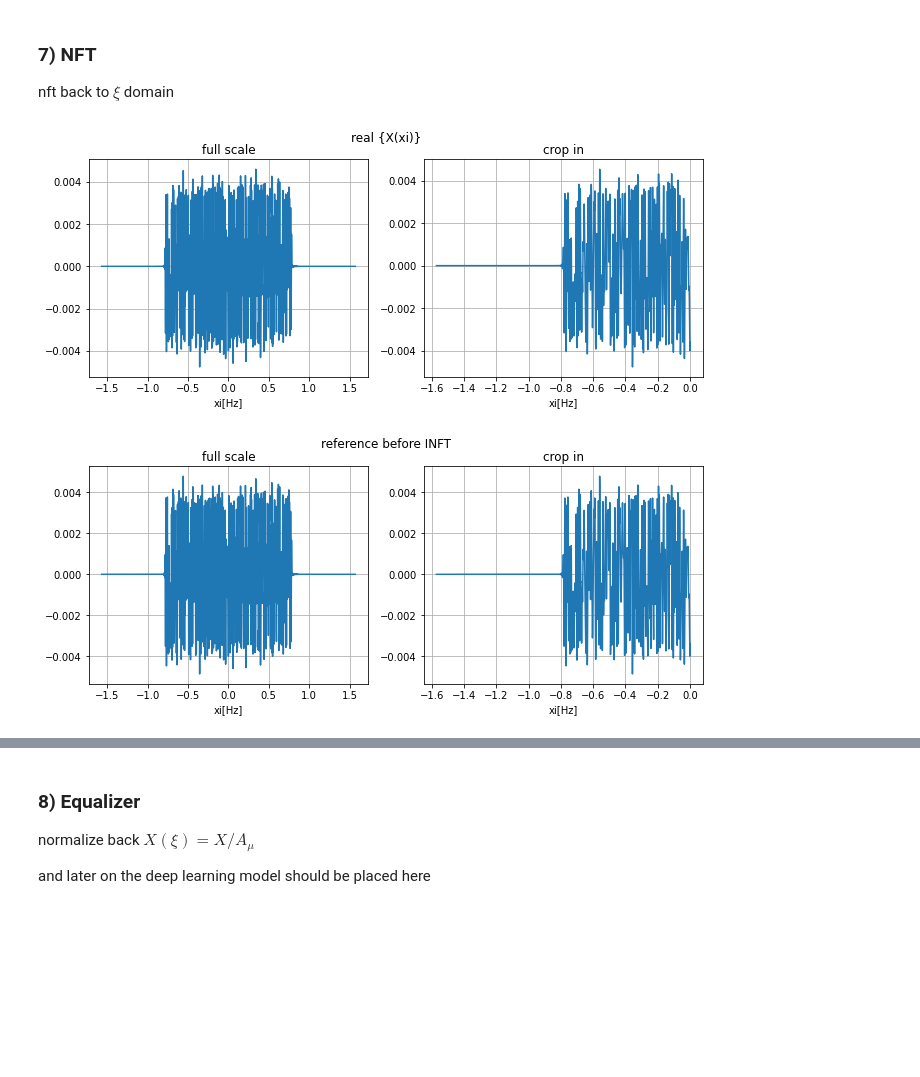
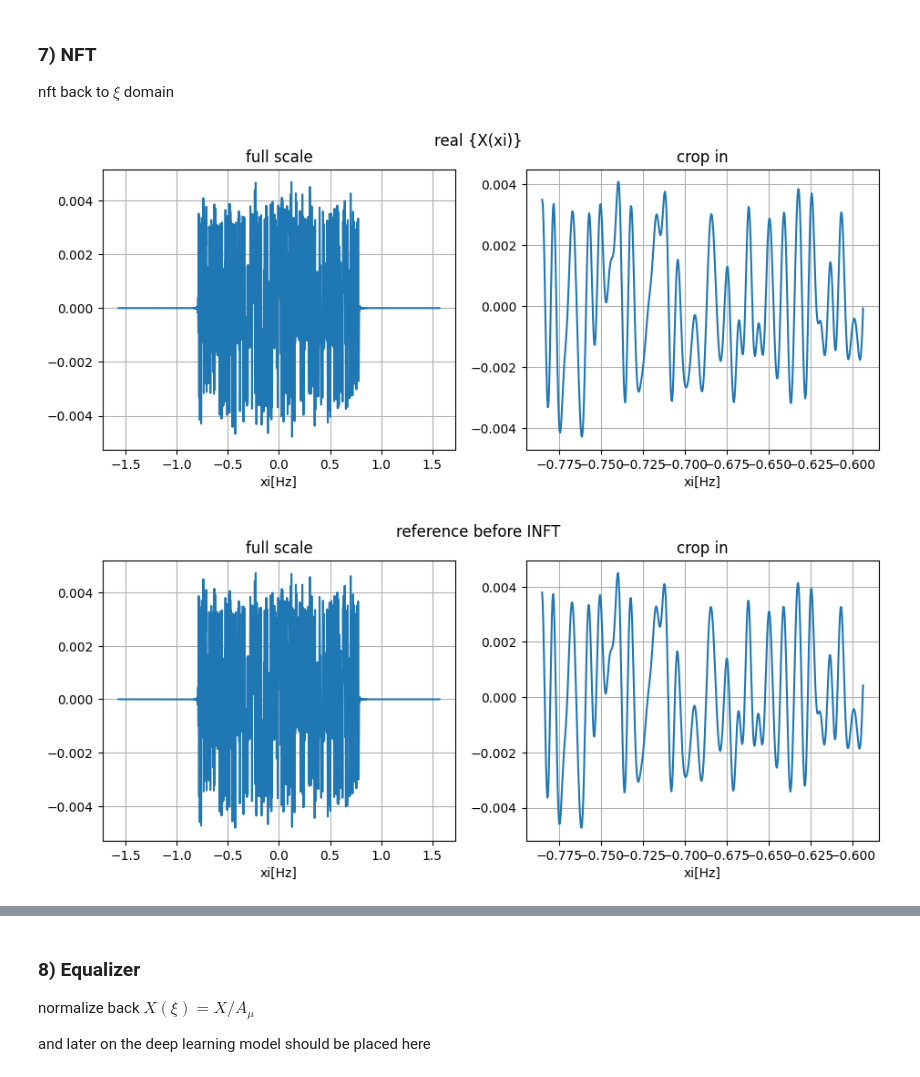
Before and after one commit to Yarden92/Thesis-code, a Jupyter notebook: apps/optics/full_debug.ipynb, the cells around one changed output, grey strips where cells are left out. Cells and saved outputs as stored; diff of their text form; code cells hidden in the pictures; blank space fills up the shorter version.

```diff
--- a/apps/optics/full_debug.ipynb
+++ b/apps/optics/full_debug.ipynb
@@ -221,12 +228,12 @@ nft back to $ \xi $ domain
 # %%
 res = nsev(x6, tvec, Xi1=-BW, Xi2=BW, M=N_xi, display_c_msg=True)
 assert res['return_value'] == 0, "NFT failed"
 x7 = res['cont_ref']  # r[xi,L]
 
 # plot
-zm = range(0, N_rrc)
+zm = range(int(N_rrc/2), int(0.5*N_rrc+500))
 Visualizer.twin_zoom_plot('real {X(xi)}', np.real(x7), zm, xivec, 'xi[Hz]')
 Visualizer.twin_zoom_plot('reference before INFT', np.real(x4),zm, xivec, 'xi[Hz]')
 # %% [output]
-[figure, old version]
+[figure, new version]
-[figure, old version]
+[figure, new version]
```
Also changed, not shown: parts of 14 cells of this notebook, 16 other files.
